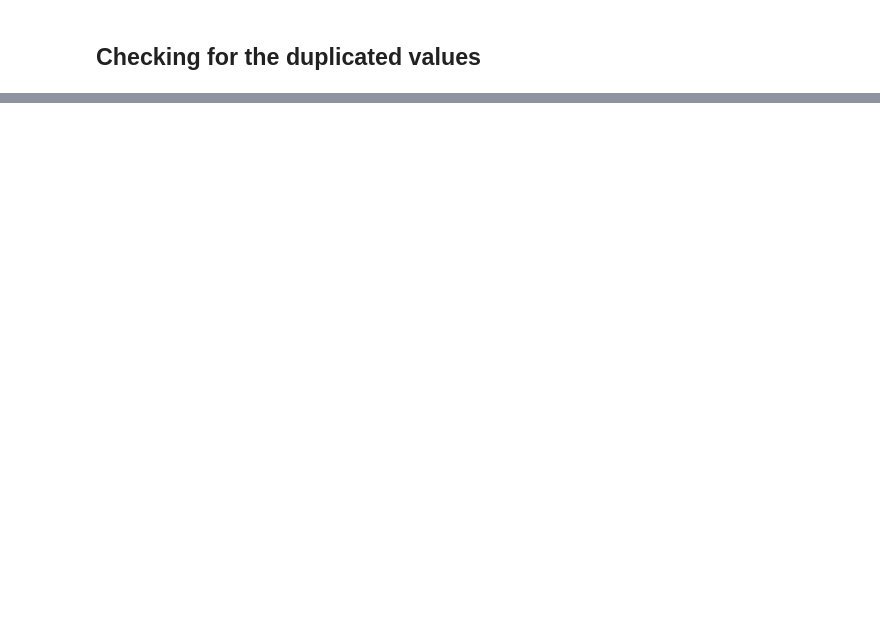
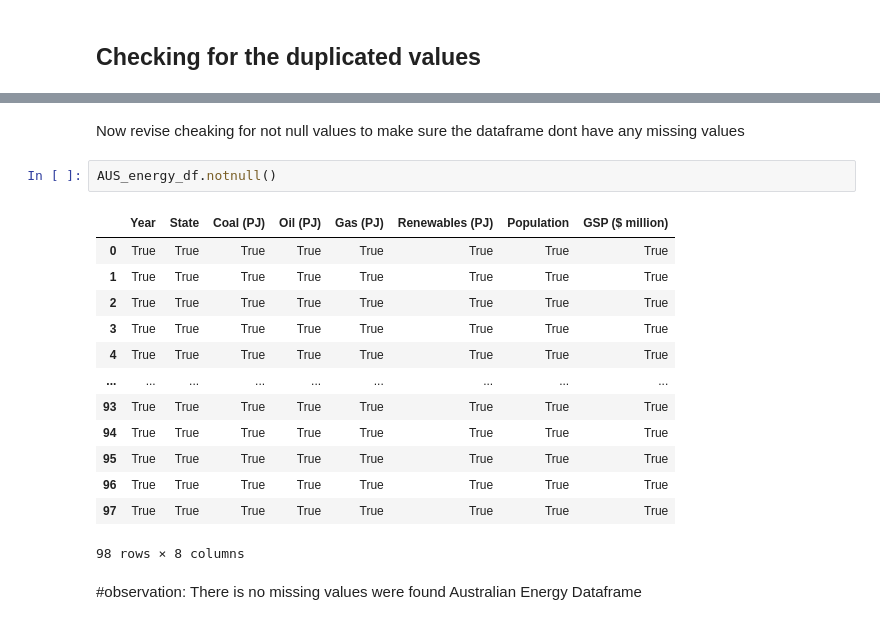
Before and after one commit to DurantZhou/ISYS5002-2024-S1-A2, a Jupyter notebook: Business_Report_Group_2_.ipynb, the cells around one changed output, grey strips where cells are left out. Cells and saved outputs as stored; diff of their text form; blank space fills up the shorter version.

```diff
--- a/Business_Report_Group_2_.ipynb
+++ b/Business_Report_Group_2_.ipynb
@@ -168,0 +217,21 @@ AUS_energy_df.duplicated()
+# %% [markdown]
+Now revise cheaking for not null values to make sure the dataframe dont have any missing values
+# %%
+AUS_energy_df.notnull()
+# %% [output]
+|  | Year | State | Coal (PJ) | Oil (PJ) | Gas (PJ) | Renewables (PJ) | Population | GSP ($ million) |
+| 0 | True | True | True | True | True | True | True | True |
+| 1 | True | True | True | True | True | True | True | True |
+| 2 | True | True | True | True | True | True | True | True |
+| 3 | True | True | True | True | True | True | True | True |
+| 4 | True | True | True | True | True | True | True | True |
+| ... | ... | ... | ... | ... | ... | ... | ... | ... |
+| 93 | True | True | True | True | True | True | True | True |
+| 94 | True | True | True | True | True | True | True | True |
+| 95 | True | True | True | True | True | True | True | True |
+| 96 | True | True | True | True | True | True | True | True |
+| 97 | True | True | True | True | True | True | True | True |
+98 rows × 8 columns
+# %% [markdown]
+#observation:
+There is no missing values were found Australian Energy Dataframe
```
Also changed, not shown: parts of 35 cells of this notebook.
